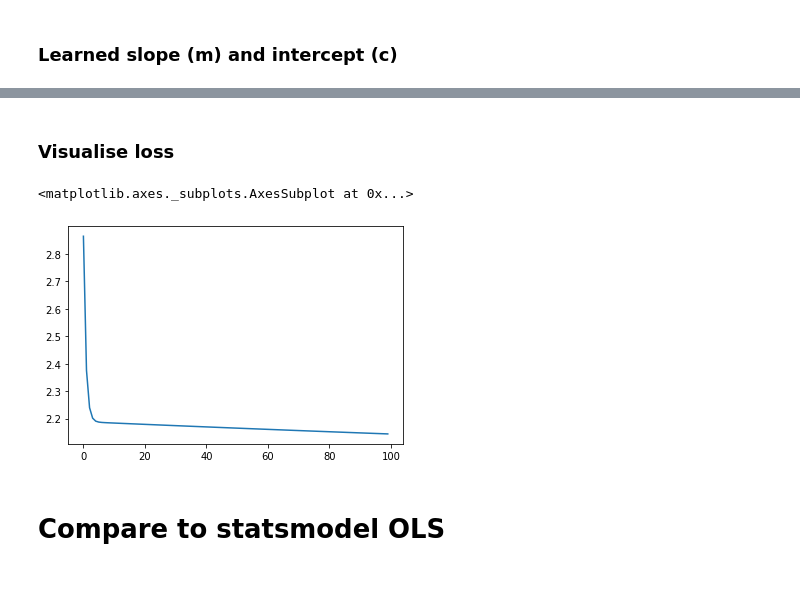
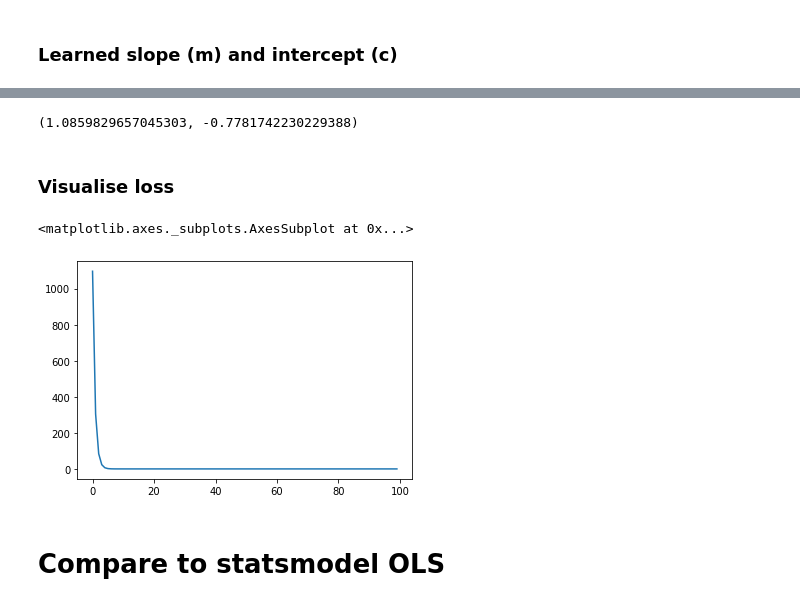
Before and after one commit to Tiergarten/reinforcement-trader, a Jupyter notebook: linreg_mse_grad_descent.ipynb, the cells around one changed output, grey strips where cells are left out. Drawn from its saved outputs; the diff is of its cells as text; code cells hidden in the pictures.

Commit message:
add random initial slope/c

```diff
--- a/linreg_mse_grad_descent.ipynb
+++ b/linreg_mse_grad_descent.ipynb
@@ -34,23 +34,26 @@ Derivative of *f* with respect to intercept (c):
 $$\frac{\partial f}{\partial c} = \frac{1}{n} \sum \limits _{i=1} ^ {n} -2(y_{i} - (mx_{i}+c))$$
 # %%
 D_c = lambda err: -2 * err.sum() / len(x)
+# %%
+init_rand_param = lambda: np.random.normal(loc=0, scale=2, size=1)[0]-1
 # %%
-loss = []
-lr=0.005
-m, c = 1, 1
-epochs = 100
+def gradient_descent(x, y, lr=0.005, epochs=100):
+    loss = []
+    m, c = init_rand_param(), init_rand_param()
 
-for i in range(epochs):
-    y_hat = m*x + c
-    err = y - y_hat
+    for i in range(epochs):
+        y_hat = m*x + c
+        err = y - y_hat
 
-    mse = 1/len(x) * (err**2).sum()
-    loss.append(mse)
+        mse = 1/len(x) * (err**2).sum()
+        loss.append(mse)
 
-    slope_grad = D_m(x, err)
-    intercept_grad = D_c(err)
+        slope_grad = D_m(x, err)
+        intercept_grad = D_c(err)
 
-    m -= lr * slope_grad
-    c -= lr * intercept_grad
+        m -= lr * slope_grad
+        c -= lr * intercept_grad
+
+    return m, c, loss
 # %% [markdown]
 ### Learned slope (m) and intercept (c)
@@ -61,10 +66,15 @@ m, c
+# %%
+m, c, loss_history = gradient_descent(x, y)
+m,c
+# %% [output]
+(1.0859829657045303, -0.7781742230229388)
 # %% [markdown]
 ### Visualise loss
 # %%
-sns.lineplot(range(0, len(loss)), loss)
+sns.lineplot(range(0, len(loss_history)), loss_history)
 # %% [output]
 <matplotlib.axes._subplots.AxesSubplot at 0x...>
-[figure, old version]
+[figure, new version]
 # %% [markdown]
 # Compare to statsmodel OLS
 # %%
```
Also changed, not shown: parts of 7 cells of this notebook.
